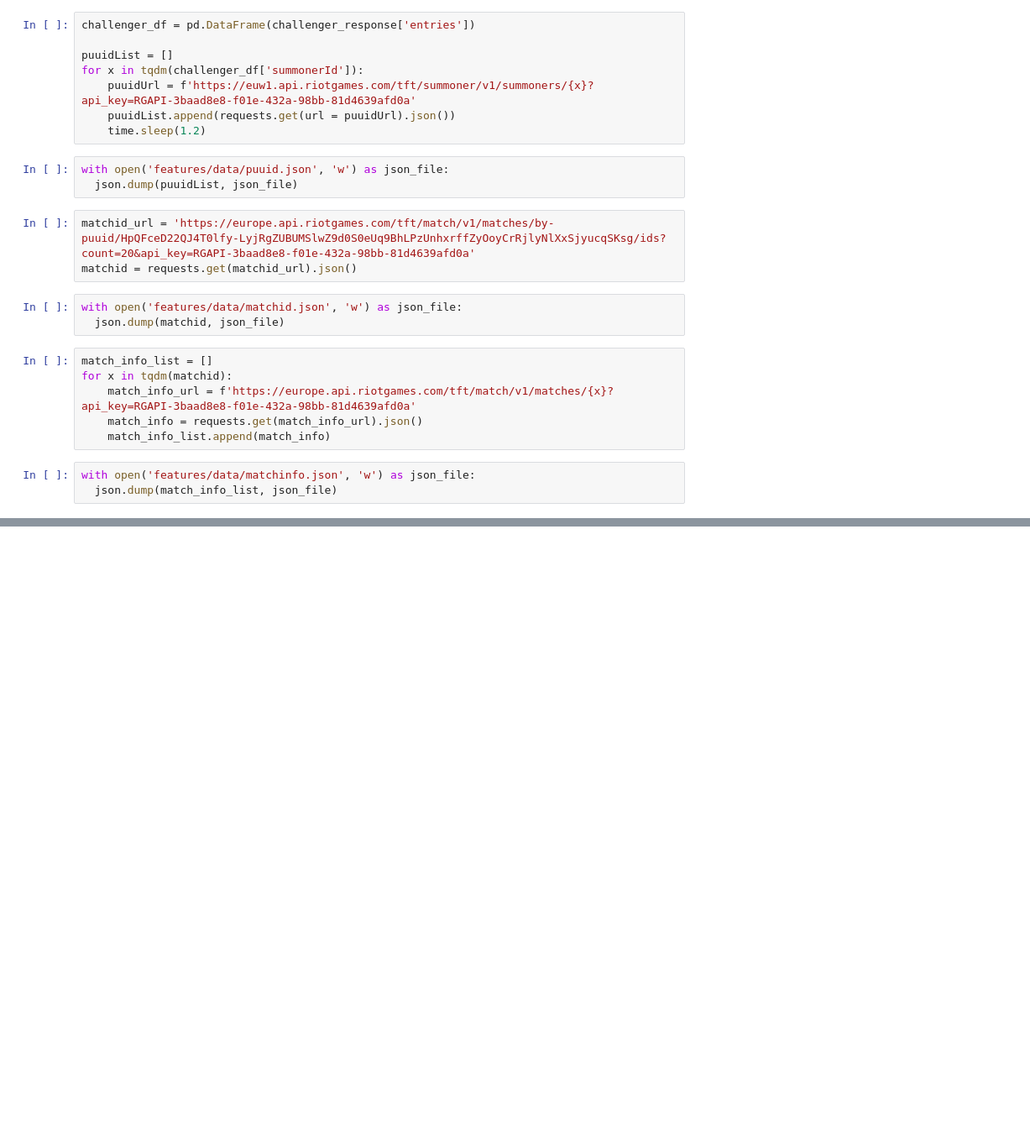
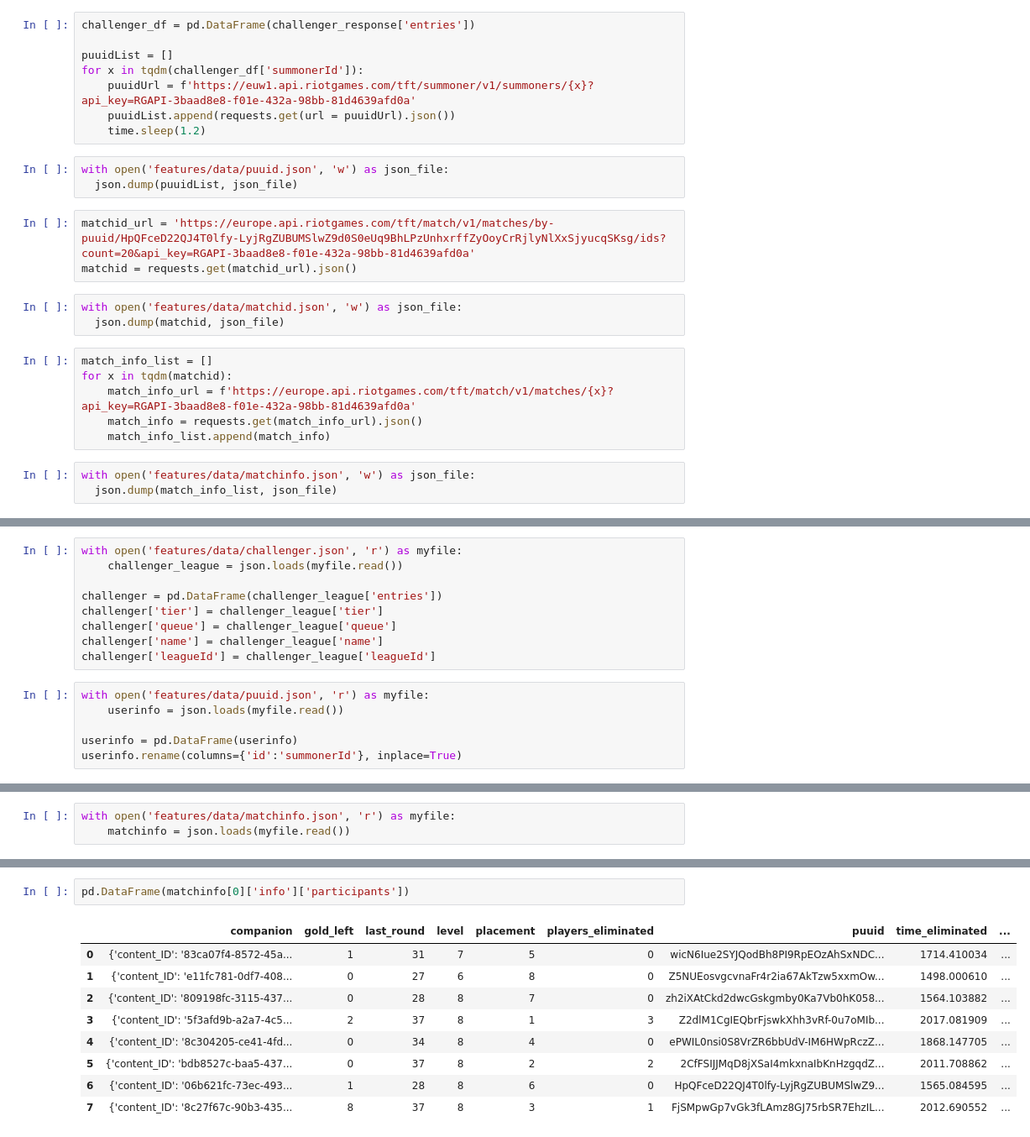
Before and after one commit to yeungadrian/GizmoGadgets, a Jupyter notebook: example.ipynb, the cells around one changed output, grey strips where cells are left out. Shown at 84% size. Saved outputs shown, nothing was run; the diff lists cells and outputs as text; blank space fills up the shorter version.

```diff
--- a/example.ipynb
+++ b/example.ipynb
@@ -42,0 +52,15 @@ with open('features/data/matchinfo.json', 'w') as json_file:
+# %%
+with open('features/data/challenger.json', 'r') as myfile:
+    challenger_league = json.loads(myfile.read())
+
+challenger = pd.DataFrame(challenger_league['entries'])
+challenger['tier'] = challenger_league['tier']
+challenger['queue'] = challenger_league['queue']
+challenger['name'] = challenger_league['name']
+challenger['leagueId'] = challenger_league['leagueId']
+# %%
+with open('features/data/puuid.json', 'r') as myfile:
+    userinfo = json.loads(myfile.read())
+
+userinfo = pd.DataFrame(userinfo)
+userinfo.rename(columns={'id':'summonerId'}, inplace=True)
@@ -42,0 +81,3 @@ with open('features/data/matchinfo.json', 'w') as json_file:
+# %%
+with open('features/data/matchinfo.json', 'r') as myfile:
+    matchinfo = json.loads(myfile.read())
@@ -42,0 +108,12 @@ with open('features/data/matchinfo.json', 'w') as json_file:
+# %%
+pd.DataFrame(matchinfo[0]['info']['participants'])
+# %% [output]
+|  | companion | gold_left | last_round | level | placement | players_eliminated | puuid | time_eliminated | ... |
+| 0 | {'content_ID': '83ca07f4-8572-45a... | 1 | 31 | 7 | 5 | 0 | wicN6Iue2SYJQodBh8PI9RpEOzAhSxNDC... | 1714.410034 | ... |
+| 1 | {'content_ID': 'e11fc781-0df7-408... | 0 | 27 | 6 | 8 | 0 | Z5NUEosvgcvnaFr4r2ia67AkTzw5xxmOw... | 1498.000610 | ... |
+| 2 | {'content_ID': '809198fc-3115-437... | 0 | 28 | 8 | 7 | 0 | zh2iXAtCkd2dwcGskgmby0Ka7Vb0hK058... | 1564.103882 | ... |
+| 3 | {'content_ID': '5f3afd9b-a2a7-4c5... | 2 | 37 | 8 | 1 | 3 | Z2dlM1CgIEQbrFjswkXhh3vRf-0u7oMIb... | 2017.081909 | ... |
+| 4 | {'content_ID': '8c304205-ce41-4fd... | 0 | 34 | 8 | 4 | 0 | ePWIL0nsi0S8VrZR6bbUdV-IM6HWpRczZ... | 1868.147705 | ... |
+| 5 | {'content_ID': 'bdb8527c-baa5-437... | 0 | 37 | 8 | 2 | 2 | 2CfFSIJJMqD8jXSaI4mkxnaIbKnHzgqdZ... | 2011.708862 | ... |
+| 6 | {'content_ID': '06b621fc-73ec-493... | 1 | 28 | 8 | 6 | 0 | HpQFceD22QJ4T0lfy-LyjRgZUBUMSlwZ9... | 1565.084595 | ... |
+| 7 | {'content_ID': '8c27f67c-90b3-435... | 8 | 37 | 8 | 3 | 1 | FjSMpwGp7vGk3fLAmz8GJ75rbSR7EhzIL... | 2012.690552 | ... |
```
Also changed, not shown: parts of 14 cells of this notebook, 4 other files.
